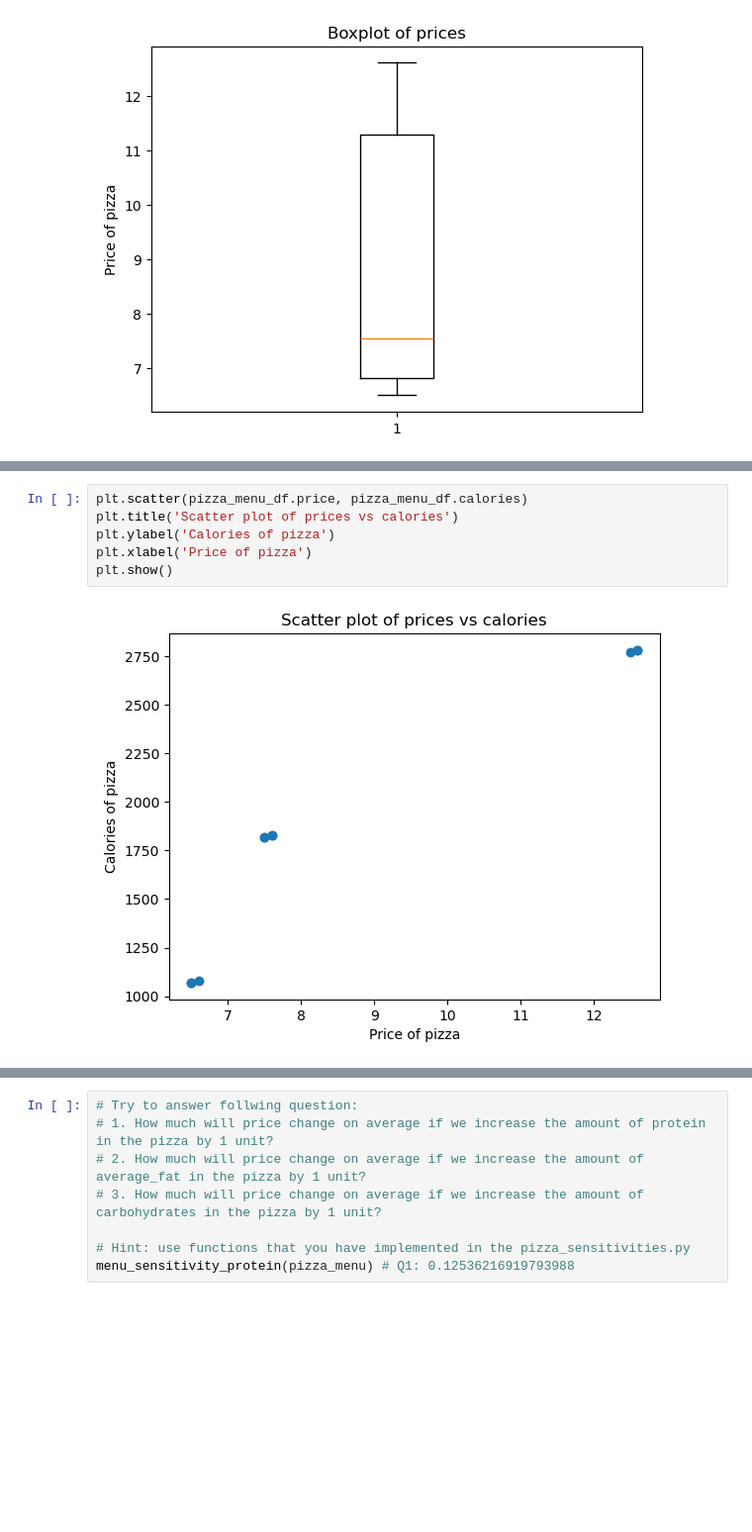
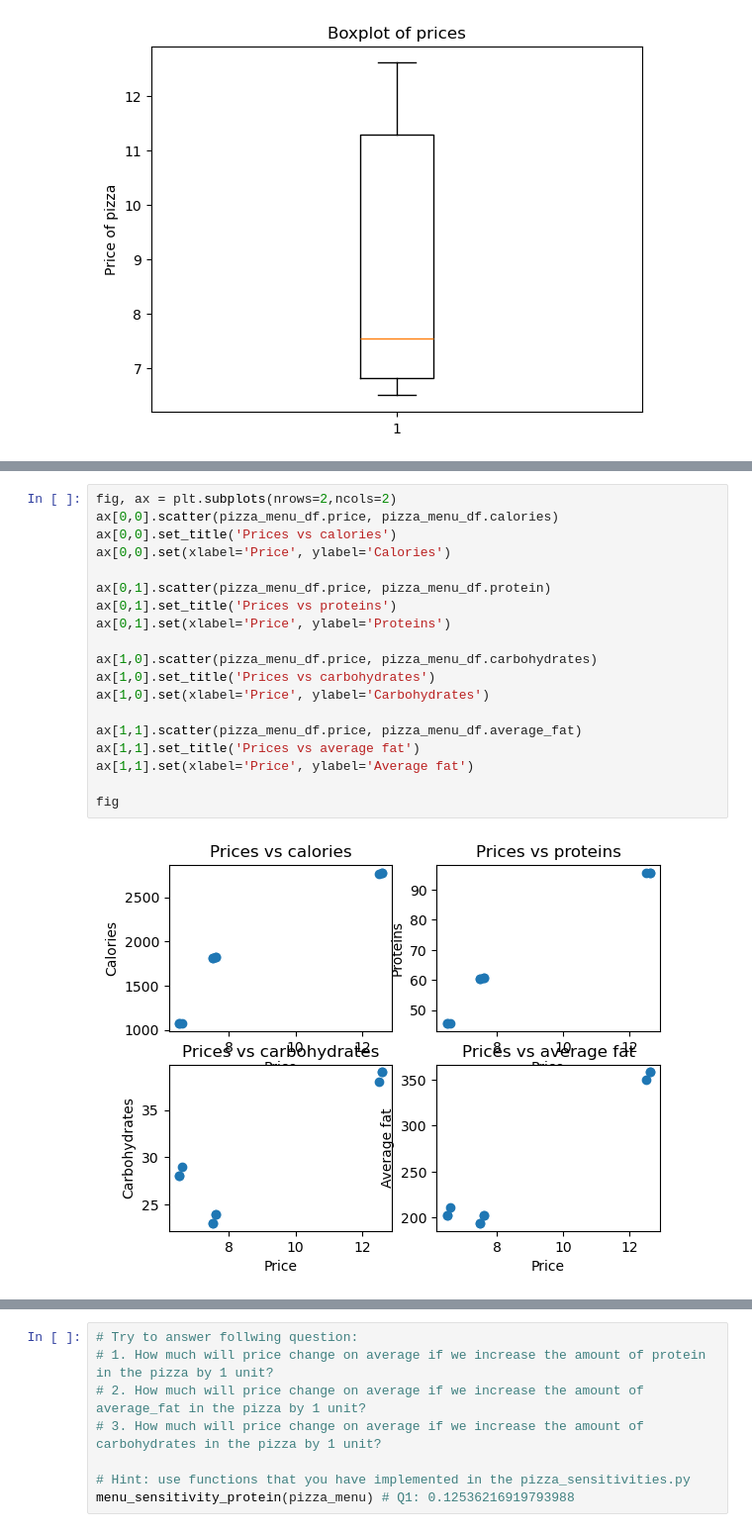
Before and after one commit to adrianak1991/maestro-pizza-maker, a Jupyter notebook: notebooks/menu_analysis.ipynb, the cells around one changed output, grey strips where cells are left out. Shown: that part at 99% size. Saved outputs shown, nothing was run; the diff lists cells and outputs as text; blank space fills up the shorter version.

Commit message:
Update menu_analysis

```diff
--- a/notebooks/menu_analysis.ipynb
+++ b/notebooks/menu_analysis.ipynb
@@ -174,11 +186,24 @@ plt.ylabel('Count')
 plt.show()
 # %% [output]
 [figure]
-# %%
-plt.scatter(pizza_menu_df.price, pizza_menu_df.calories)
-plt.title('Scatter plot of prices vs calories')
-plt.ylabel('Calories of pizza')
-plt.xlabel('Price of pizza')
-plt.show()
-# %% [output]
-[figure, removed]
+# %%
+fig, ax = plt.subplots(nrows=2,ncols=2)
+ax[0,0].scatter(pizza_menu_df.price, pizza_menu_df.calories)
+ax[0,0].set_title('Prices vs calories')
+ax[0,0].set(xlabel='Price', ylabel='Calories')
+
+ax[0,1].scatter(pizza_menu_df.price, pizza_menu_df.protein)
+ax[0,1].set_title('Prices vs proteins')
+ax[0,1].set(xlabel='Price', ylabel='Proteins')
+
+ax[1,0].scatter(pizza_menu_df.price, pizza_menu_df.carbohydrates)
+ax[1,0].set_title('Prices vs carbohydrates')
+ax[1,0].set(xlabel='Price', ylabel='Carbohydrates')
+
+ax[1,1].scatter(pizza_menu_df.price, pizza_menu_df.average_fat)
+ax[1,1].set_title('Prices vs average fat')
+ax[1,1].set(xlabel='Price', ylabel='Average fat')
+
+fig
+# %% [output]
+[figure, added]
```
Also changed, not shown: parts of 13 cells of this notebook.
